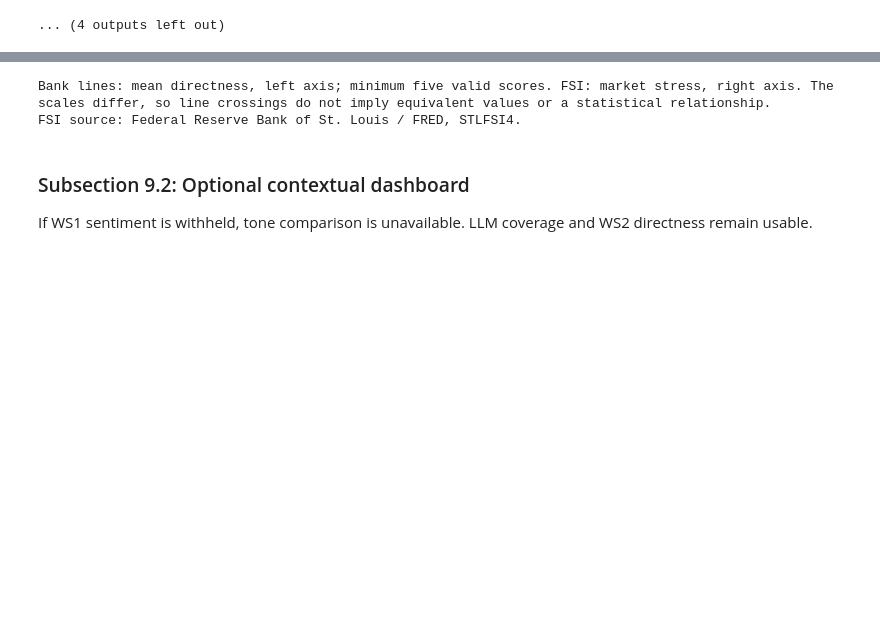
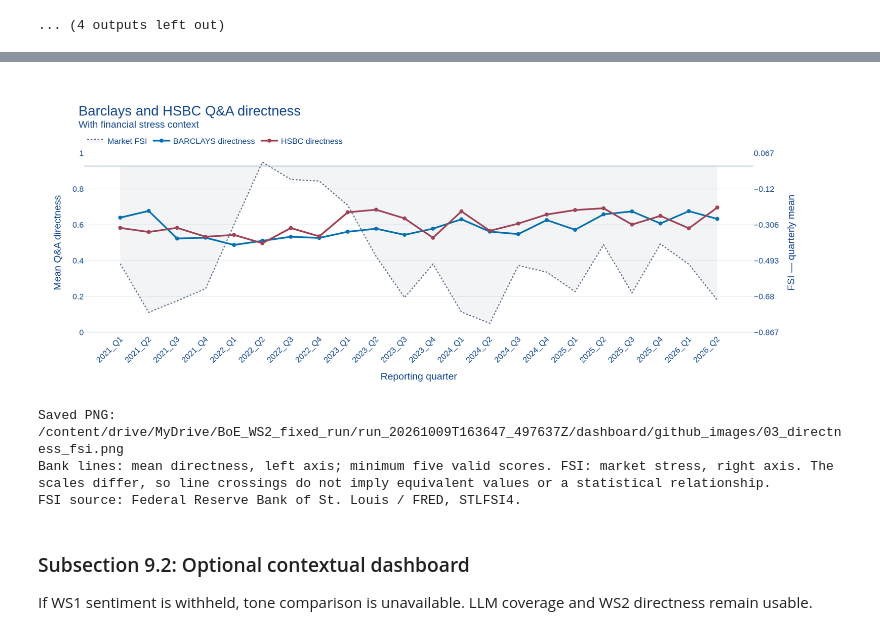
Before and after one commit to Jintoski/CAM_DS_BOE_Team1, a Jupyter notebook: Team1_CAM_EP_Assignment3_notebook_3_llm_signals.ipynb, the cells around one changed output, grey strips where cells are left out. Drawn from its saved outputs; the diff is of its cells as text; code cells hidden in the pictures; blank space fills up the shorter version.

```diff
--- a/Team1_CAM_EP_Assignment3_notebook_3_llm_signals.ipynb
+++ b/Team1_CAM_EP_Assignment3_notebook_3_llm_signals.ipynb
@@ -4085,7 +4258,7 @@ from plotly.subplots import make_subplots
 from pandas_datareader.fred import FredReader
 
 run_folder = Path(
-    "data/ws2/"
+    "/content/drive/MyDrive/BoE_WS2_fixed_run/"
     "run_20261009T163647_497637Z"
 )
 
@@ -4259,6 +4432,7 @@ fig.update_yaxes(
 )
 
 fig.show(config={"displaylogo": False, "responsive": True})
+embed_chart_png(fig, "03_directness_fsi.png")
 
 dashboard_folder = run_folder / "dashboard"
 dashboard_folder.mkdir(parents=True, exist_ok=True)
@@ -4266,33 +4440,35 @@ stamp = datetime.now(timezone.utc).strftime("%Y%m%dT%H%M%SZ")
 
 fig.write_html(
     dashboard_folder / f"Bank_directness_FSI_{stamp}.html",
     include_plotlyjs=True,
 )
 quarterly.to_csv(
     dashboard_folder / f"Bank_quarterly_directness_{stamp}.csv",
     index=False,
 )
 
 if fsi.notna().any():
     weekly.to_csv(dashboard_folder / f"FSI_weekly_{stamp}.csv")
     fsi.to_csv(
         dashboard_folder / f"FSI_quarterly_{stamp}.csv",
         index_label="quarter",
     )
 
 print(
     "Bank lines: mean directness, left axis; minimum five valid scores. "
     "FSI: market stress, right axis. The scales differ, so line crossings "
     "do not imply equivalent values or a statistical relationship."
 )
 print("FSI source: Federal Reserve Bank of St. Louis / FRED, STLFSI4.")
 
 if not fsi.notna().any():
     print("FSI unavailable; only the bank directness lines are displayed.")
 if fsi_error:
     print("FSI retrieval issue:", fsi_error)
 # %% [output]
 [interactive output not drawn]
+[figure, added]
+Saved PNG: /content/drive/MyDrive/BoE_WS2_fixed_run/run_20261009T163647_497637Z/dashboard/github_images/03_directness_fsi.png
 Bank lines: mean directness, left axis; minimum five valid scores. FSI: market stress, right axis. The scales differ, so line crossings do not imply equivalent values or a statistical relationship.
 FSI source: Federal Reserve Bank of St. Louis / FRED, STLFSI4.
 # %% [markdown]
```
Also changed, not shown: parts of 20 cells of this notebook, 1 other file.
